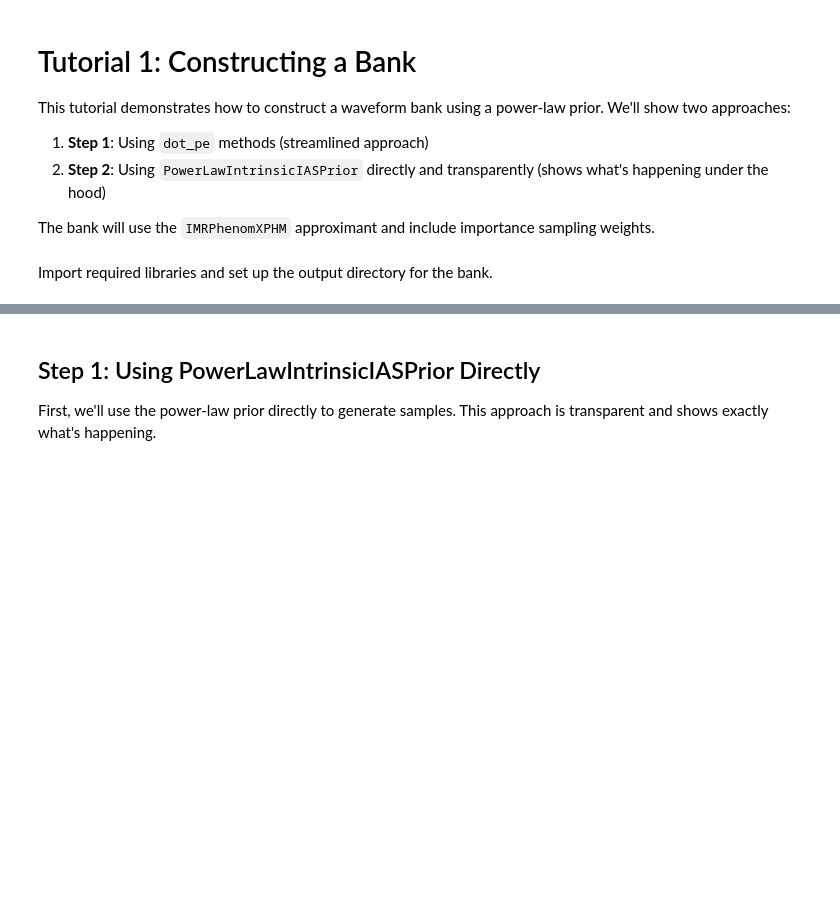
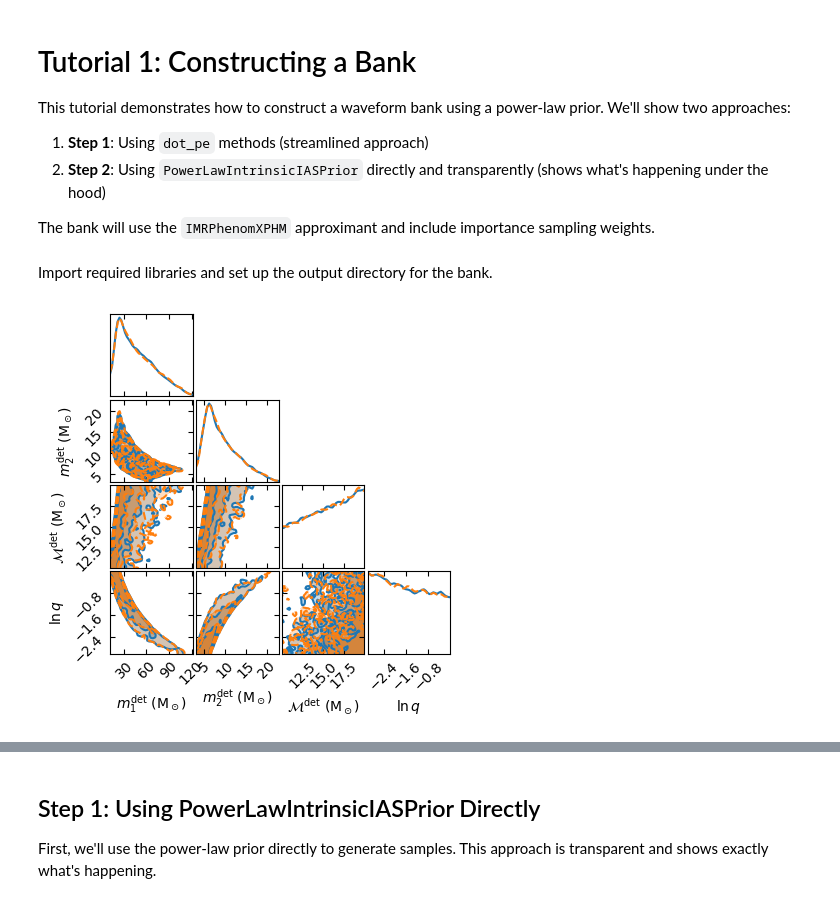
Before and after one commit to JonathanMushkin/dot-PE, a Jupyter notebook: notebooks/01_construct_bank/01_construct_bank.ipynb, the cells around one changed output, grey strips where cells are left out. Cells and saved outputs as stored; diff of their text form; code cells hidden in the pictures; blank space fills up the shorter version.

```diff
--- a/notebooks/01_construct_bank/01_construct_bank.ipynb
+++ b/notebooks/01_construct_bank/01_construct_bank.ipynb
@@ -34,0 +37,19 @@ waveforms_dir = bank_dir / "waveforms"
+# %%
+ias_prior = IntrinsicIASPrior(50.0, (10, 20))
+lvc_prior = IntrinsicLVCPrior(50.0, (10, 20))
+# %%
+ias_samples = ias_prior.generate_random_samples(10**4)
+lvc_samples = lvc_prior.generate_random_samples(10**4)
+# %%
+hist_kwargs = {"density": True, "histtype": "step"}
+import matplotlib.pyplot as plt
+
+gw_plotting.MultiCornerPlot(
+    [ias_samples, lvc_samples],
+    params=["m1", "m2", "mchirp", "lnq"],
+    fill="flat",
+    contour_fractions=[0.75, 0.5, 0.25],
+    smooth=1,
+).plot(max_figsize=5)
+# %% [output]
+[figure, added]
```
Also changed, not shown: parts of 2 cells of this notebook, 5 other files.
